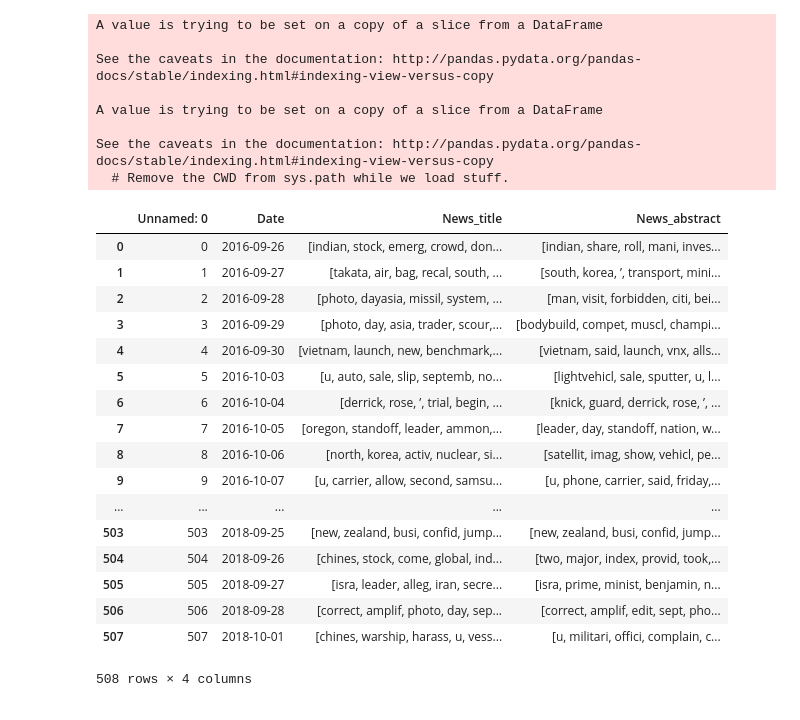
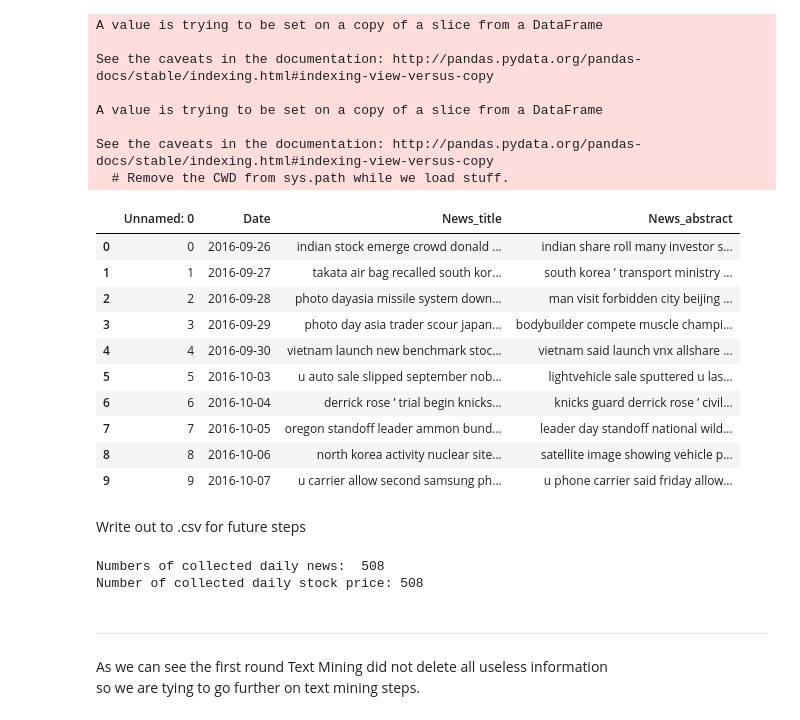
Before and after one commit to Rocket-101/RocketProject, a Jupyter notebook: NLP.ipynb, the cells around one changed output. Cells and saved outputs as stored; diff of their text form; code cells hidden in the pictures.

Commit message:
more on text-mining-delete low freq,normal,etc.

```diff
--- a/NLP.ipynb
+++ b/NLP.ipynb
@@ -168,25 +177,28 @@ A value is trying to be set on a copy of a slice from a DataFrame
 See the caveats in the documentation: http://pandas.pydata.org/pandas-docs/stable/indexing.html#indexing-view-versus-copy
   # Remove the CWD from sys.path while we load stuff.
 # %%
-news_df
+news_df.head(10)
 # %% [output]
 |  | Unnamed: 0 | Date | News_title | News_abstract |
-| 0 | 0 | 2016-09-26 | [indian, stock, emerg, crowd, don... | [indian, share, roll, mani, inves... |
-| 1 | 1 | 2016-09-27 | [takata, air, bag, recal, south, ... | [south, korea, ’, transport, mini... |
-| 2 | 2 | 2016-09-28 | [photo, dayasia, missil, system, ... | [man, visit, forbidden, citi, bei... |
-| 3 | 3 | 2016-09-29 | [photo, day, asia, trader, scour,... | [bodybuild, compet, muscl, champi... |
-| 4 | 4 | 2016-09-30 | [vietnam, launch, new, benchmark,... | [vietnam, said, launch, vnx, alls... |
-| 5 | 5 | 2016-10-03 | [u, auto, sale, slip, septemb, no... | [lightvehicl, sale, sputter, u, l... |
-| 6 | 6 | 2016-10-04 | [derrick, rose, ’, trial, begin, ... | [knick, guard, derrick, rose, ’, ... |
-| 7 | 7 | 2016-10-05 | [oregon, standoff, leader, ammon,... | [leader, day, standoff, nation, w... |
-| 8 | 8 | 2016-10-06 | [north, korea, activ, nuclear, si... | [satellit, imag, show, vehicl, pe... |
-| 9 | 9 | 2016-10-07 | [u, carrier, allow, second, samsu... | [u, phone, carrier, said, friday,... |
-| ... | ... | ... | ... | ... |
-| 503 | 503 | 2018-09-25 | [new, zealand, busi, confid, jump... | [new, zealand, busi, confid, jump... |
-| 504 | 504 | 2018-09-26 | [chines, stock, come, global, ind... | [two, major, index, provid, took,... |
-| 505 | 505 | 2018-09-27 | [isra, leader, alleg, iran, secre... | [isra, prime, minist, benjamin, n... |
-| 506 | 506 | 2018-09-28 | [correct, amplif, photo, day, sep... | [correct, amplif, edit, sept, pho... |
-| 507 | 507 | 2018-10-01 | [chines, warship, harass, u, vess... | [u, militari, offici, complain, c... |
+| 0 | 0 | 2016-09-26 | indian stock emerge crowd donald ... | indian share roll many investor s... |
+| 1 | 1 | 2016-09-27 | takata air bag recalled south kor... | south korea ’ transport ministry ... |
+| 2 | 2 | 2016-09-28 | photo dayasia missile system down... | man visit forbidden city beijing ... |
+| 3 | 3 | 2016-09-29 | photo day asia trader scour japan... | bodybuilder compete muscle champi... |
+| 4 | 4 | 2016-09-30 | vietnam launch new benchmark stoc... | vietnam said launch vnx allshare ... |
+| 5 | 5 | 2016-10-03 | u auto sale slipped september nob... | lightvehicle sale sputtered u las... |
+| 6 | 6 | 2016-10-04 | derrick rose ’ trial begin knicks... | knicks guard derrick rose ’ civil... |
+| 7 | 7 | 2016-10-05 | oregon standoff leader ammon bund... | leader day standoff national wild... |
+| 8 | 8 | 2016-10-06 | north korea activity nuclear site... | satellite image showing vehicle p... |
+| 9 | 9 | 2016-10-07 | u carrier allow second samsung ph... | u phone carrier said friday allow... |
-508 rows × 4 columns
+# %% [markdown]
+Write out to .csv for future steps
 # %%
 news_df.to_csv("newscleaned1.csv", header = True)
+# %%
+print("Numbers of collected daily news: ", news_df.shape[0])
+print("Number of collected daily stock price:", Stock_Price_df.shape[0])
+# %% [output]
+Numbers of collected daily news:  508
+Number of collected daily stock price: 508
+# %% [markdown]
+________________
@@ -192,0 +207,3 @@ news_df.to_csv("newscleaned1.csv", header = True)
+# %% [markdown]
+As we can see the first round Text Mining did not delete all useless information<br>
+so we are tying to go further on text mining steps.
```
Also changed, not shown: parts of 15 cells of this notebook, 2 other files.
